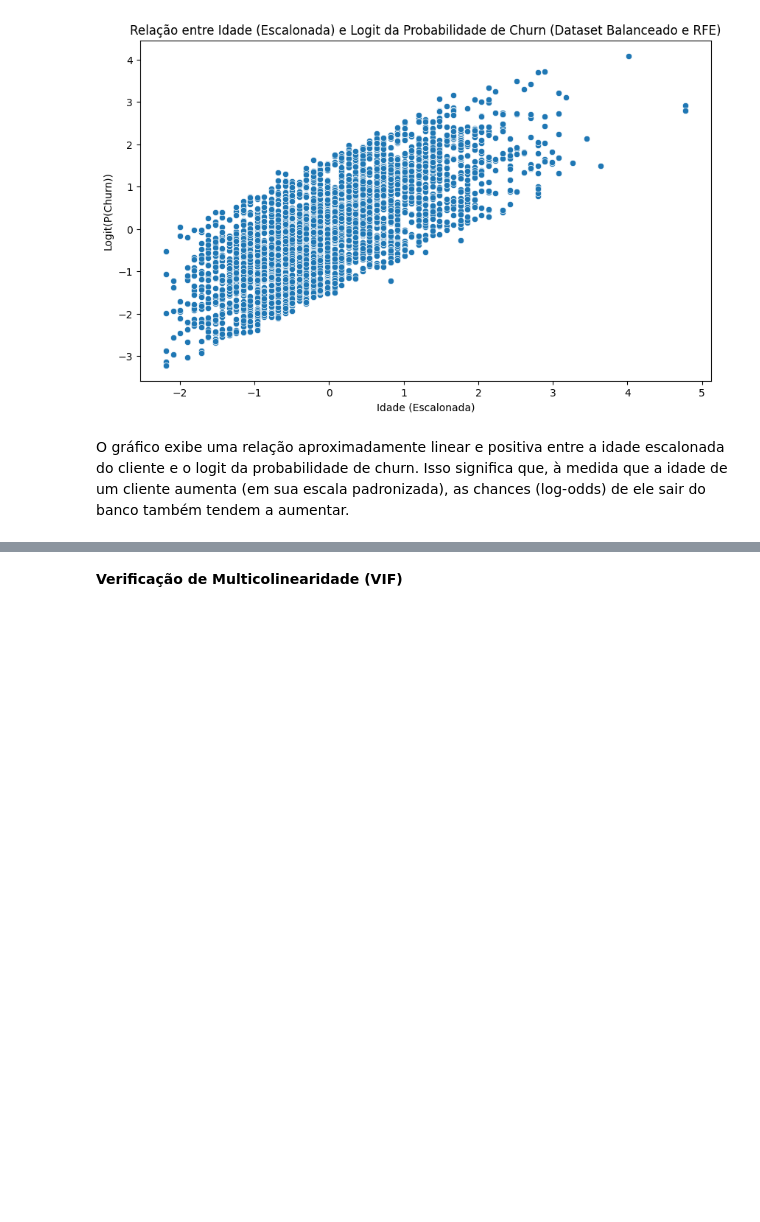
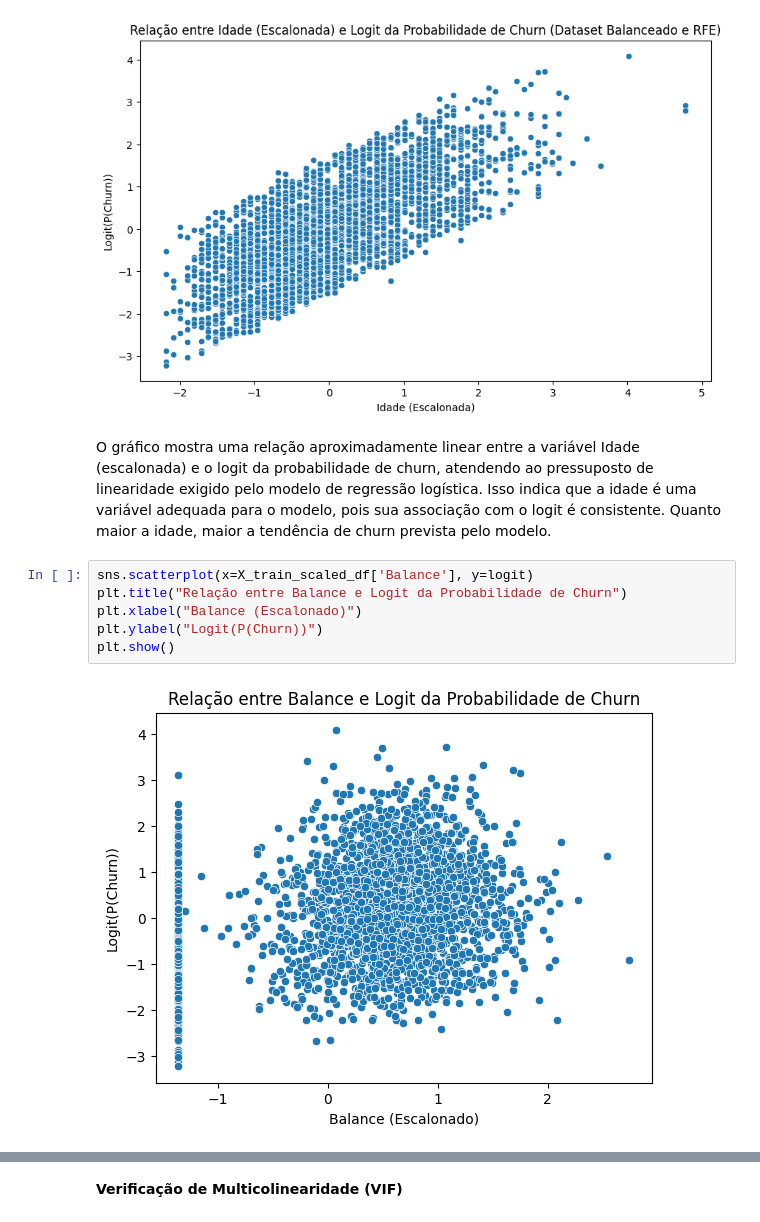
Before and after one commit to natalfr17/An-lise-Estat-stica-de-Dados-e-Informa-es, a Jupyter notebook: Tarefa_5_Parte2.ipynb, the cells around one changed output, grey strips where cells are left out. Cells and saved outputs as stored; diff of their text form; blank space fills up the shorter version.

```diff
--- a/Tarefa_5_Parte2.ipynb
+++ b/Tarefa_5_Parte2.ipynb
@@ -342,5 +347,13 @@ else:
     print(f"Variáveis selecionadas pelo RFE: {features_final}")
 # %% [output]
 [figure]
-# %% [markdown]
-O gráfico exibe uma relação aproximadamente linear e positiva entre a idade escalonada do cliente e o logit da probabilidade de churn. Isso significa que, à medida que a idade de um cliente aumenta (em sua escala padronizada), as chances (log-odds) de ele sair do banco também tendem a aumentar.
+# %% [markdown]
+O gráfico mostra uma relação aproximadamente linear entre a variável Idade (escalonada) e o logit da probabilidade de churn, atendendo ao pressuposto de linearidade exigido pelo modelo de regressão logística. Isso indica que a idade é uma variável adequada para o modelo, pois sua associação com o logit é consistente. Quanto maior a idade, maior a tendência de churn prevista pelo modelo.
+# %%
+sns.scatterplot(x=X_train_scaled_df['Balance'], y=logit)
+plt.title("Relação entre Balance e Logit da Probabilidade de Churn")
+plt.xlabel("Balance (Escalonado)")
+plt.ylabel("Logit(P(Churn))")
+plt.show()
+# %% [output]
+[figure, added]
```
Also changed, not shown: parts of 20 cells of this notebook.
